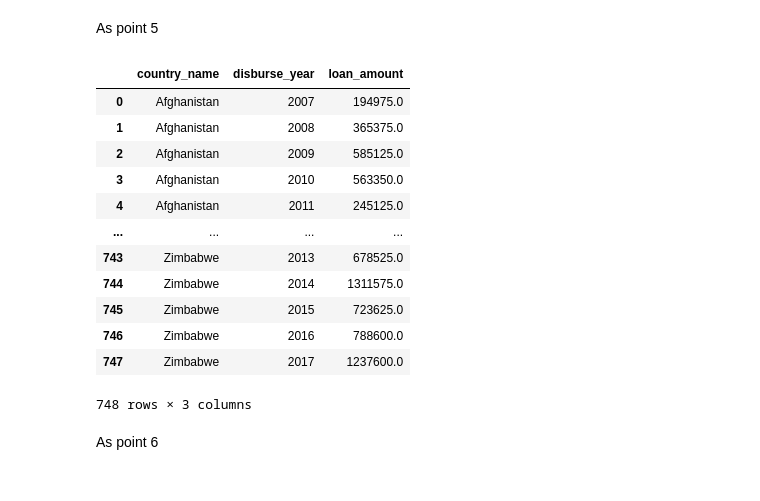
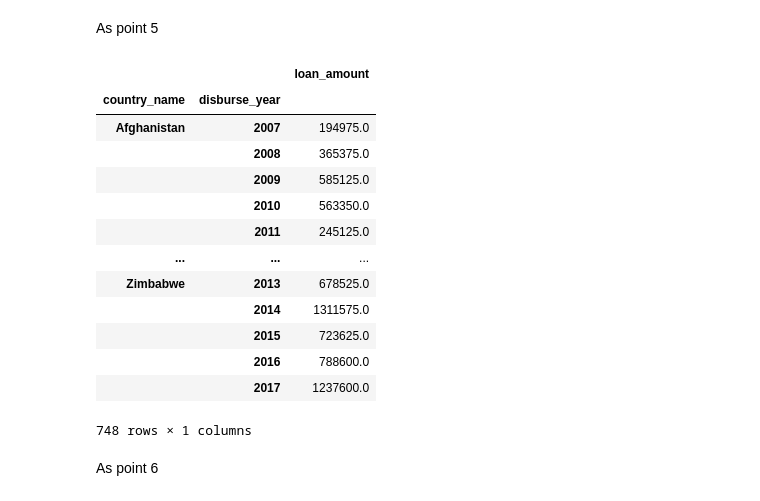
Before and after one commit to AleC28696/ProgettoFCS, a Jupyter notebook: Untitled.ipynb, the cells around one changed output. Drawn from its saved outputs; the diff is of its cells as text; code cells hidden in the pictures.

```diff
--- a/Untitled.ipynb
+++ b/Untitled.ipynb
@@ -208,21 +208,22 @@ country_borrowers_per_year
 # %% [markdown]
 As point 5
 # %%
-country_loans_per_year = loans[['country_name', 'disburse_year', 'loan_amount']].groupby(['country_name', 'disburse_year'], as_index=False).sum()
+country_loans_per_year = loans[['country_name', 'disburse_year', 'loan_amount']].groupby(['country_name', 'disburse_year'], as_index=True).sum()
 country_loans_per_year
 # %% [output]
-|  | country_name | disburse_year | loan_amount |
-| 0 | Afghanistan | 2007 | 194975.0 |
-| 1 | Afghanistan | 2008 | 365375.0 |
-| 2 | Afghanistan | 2009 | 585125.0 |
-| 3 | Afghanistan | 2010 | 563350.0 |
-| 4 | Afghanistan | 2011 | 245125.0 |
-| ... | ... | ... | ... |
-| 743 | Zimbabwe | 2013 | 678525.0 |
-| 744 | Zimbabwe | 2014 | 1311575.0 |
-| 745 | Zimbabwe | 2015 | 723625.0 |
-| 746 | Zimbabwe | 2016 | 788600.0 |
-| 747 | Zimbabwe | 2017 | 1237600.0 |
+|  |  | loan_amount |
+| country_name | disburse_year |  |
+| Afghanistan | 2007 | 194975.0 |
+|  | 2008 | 365375.0 |
+|  | 2009 | 585125.0 |
+|  | 2010 | 563350.0 |
+|  | 2011 | 245125.0 |
+| ... | ... | ... |
+| Zimbabwe | 2013 | 678525.0 |
+|  | 2014 | 1311575.0 |
+|  | 2015 | 723625.0 |
+|  | 2016 | 788600.0 |
+|  | 2017 | 1237600.0 |
-748 rows × 3 columns
+748 rows × 1 columns
 # %% [markdown]
 As point 6
```
Also changed, not shown: parts of 10 cells of this notebook.
